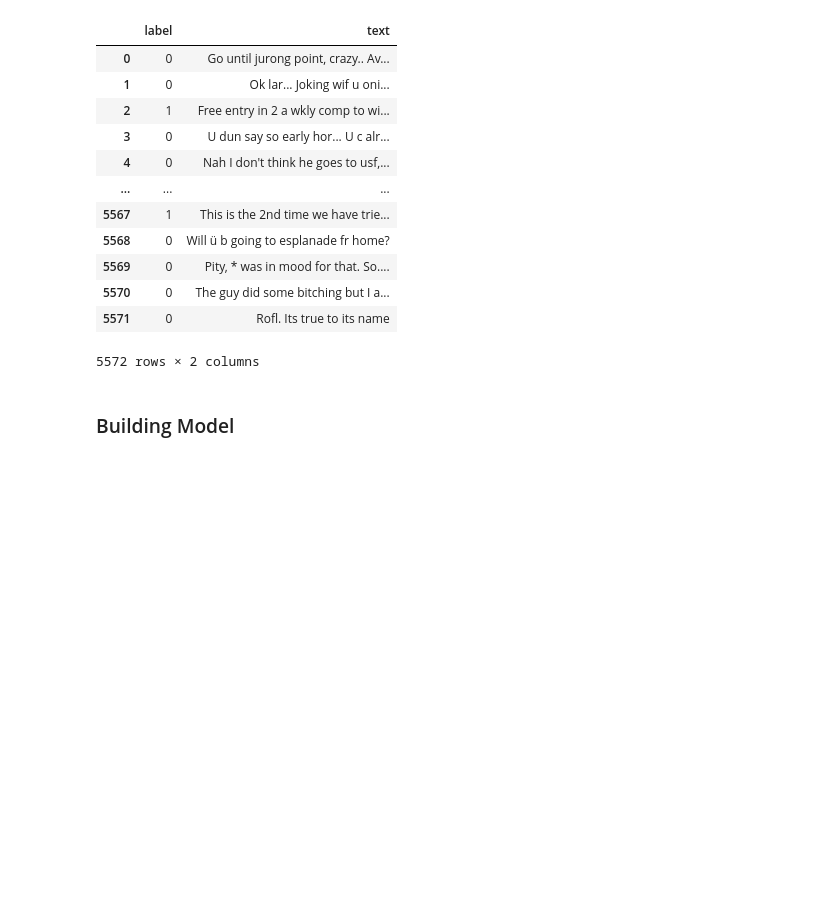
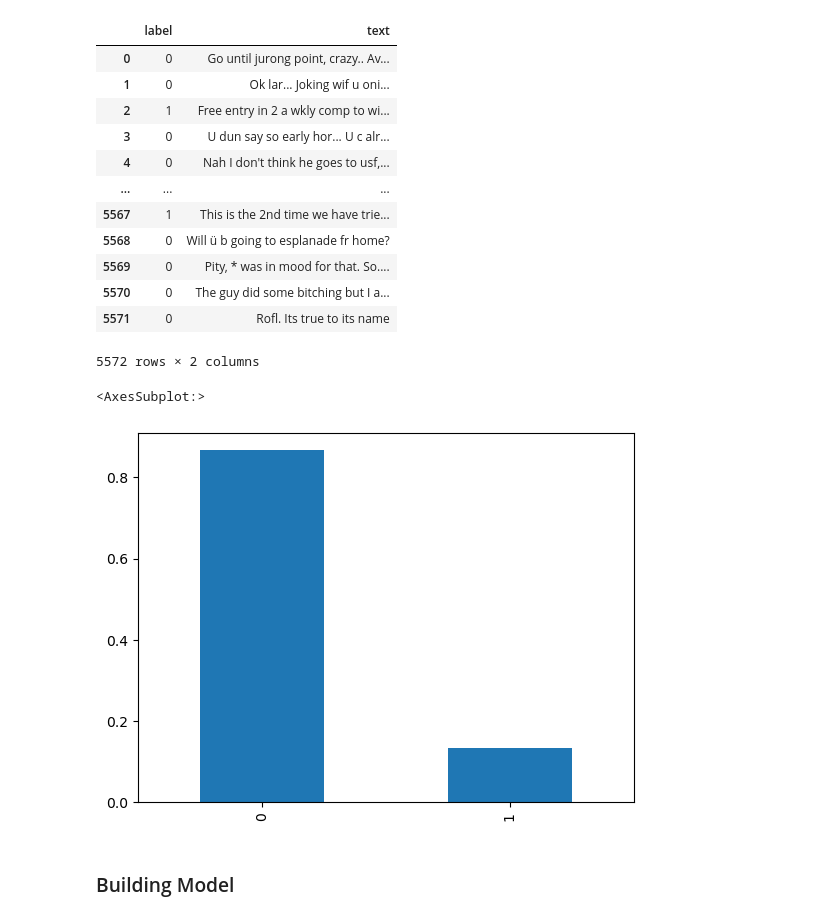
Before and after one commit to datapaf/PracticalAI, a Jupyter notebook: ClassificationSMS/PAI_Homework_3.ipynb, the cells around one changed output. Saved outputs shown, nothing was run; the diff lists cells and outputs as text; code cells hidden in the pictures; blank space fills up the shorter version.

```diff
--- a/ClassificationSMS/PAI_Homework_3.ipynb
+++ b/ClassificationSMS/PAI_Homework_3.ipynb
@@ -69,0 +54,6 @@ test_dataset = dataset.skip(TRAIN_SIZE)
+# %%
+# plot df label values perentage
+df['label'].value_counts(normalize=True).plot(kind='bar')
+# %% [output]
+<AxesSubplot:>
+[figure, added]
```
Also changed, not shown: parts of 27 cells of this notebook, 3 other files.
